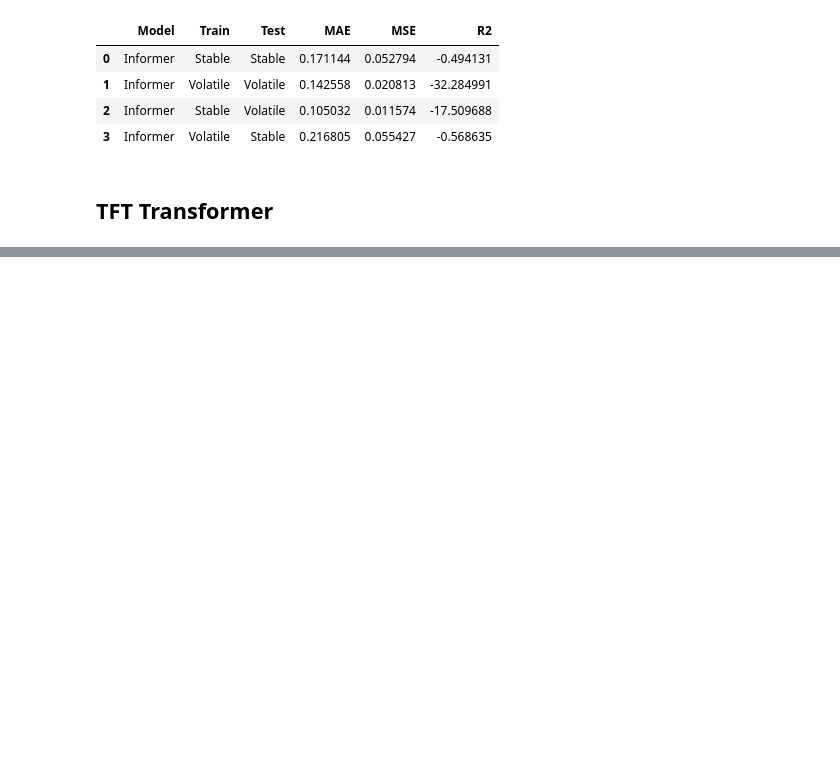
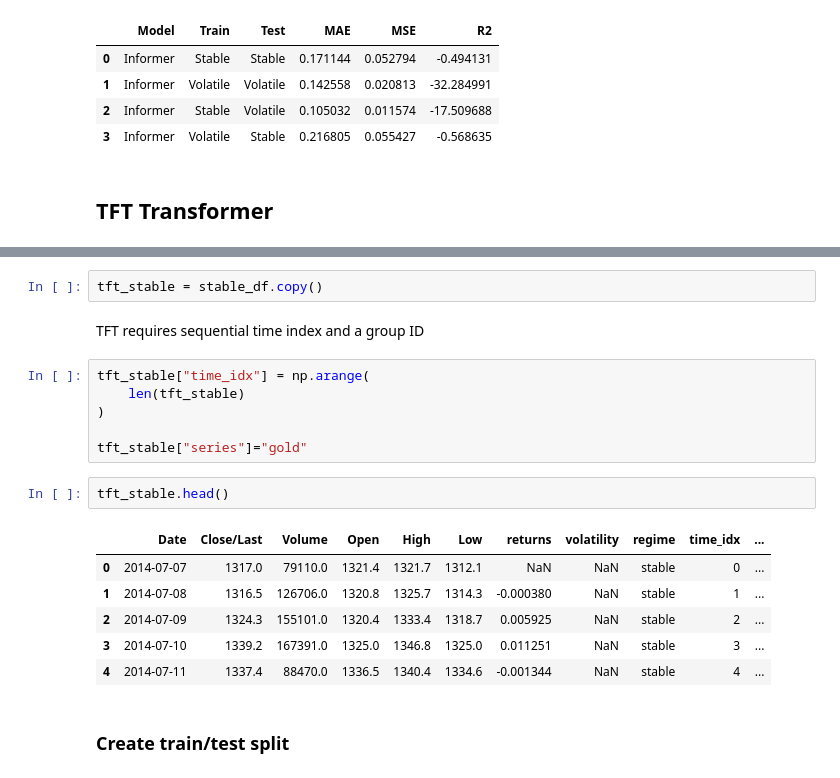
Before and after one commit to wenyang2/GoldSpotPrediction, a Jupyter notebook: notebooks/GoldSpotPrediction.ipynb, the cells around one changed output, grey strips where cells are left out. Drawn from its saved outputs; the diff is of its cells as text; blank space fills up the shorter version.

```diff
--- a/notebooks/GoldSpotPrediction.ipynb
+++ b/notebooks/GoldSpotPrediction.ipynb
@@ -1488,0 +1504,21 @@ Informer_results_df
+# %%
+tft_stable = stable_df.copy()
+# %% [markdown]
+TFT requires sequential time index and a group ID
+# %%
+tft_stable["time_idx"] = np.arange(
+    len(tft_stable)
+)
+
+tft_stable["series"]="gold"
+# %%
+tft_stable.head()
+# %% [output]
+|  | Date | Close/Last | Volume | Open | High | Low | returns | volatility | regime | time_idx | ... |
+| 0 | 2014-07-07 | 1317.0 | 79110.0 | 1321.4 | 1321.7 | 1312.1 | NaN | NaN | stable | 0 | ... |
+| 1 | 2014-07-08 | 1316.5 | 126706.0 | 1320.8 | 1325.7 | 1314.3 | -0.000380 | NaN | stable | 1 | ... |
+| 2 | 2014-07-09 | 1324.3 | 155101.0 | 1320.4 | 1333.4 | 1318.7 | 0.005925 | NaN | stable | 2 | ... |
+| 3 | 2014-07-10 | 1339.2 | 167391.0 | 1325.0 | 1346.8 | 1325.0 | 0.011251 | NaN | stable | 3 | ... |
+| 4 | 2014-07-11 | 1337.4 | 88470.0 | 1336.5 | 1340.4 | 1334.6 | -0.001344 | NaN | stable | 4 | ... |
+# %% [markdown]
+### Create train/test split
```
Also changed, not shown: parts of 23 cells of this notebook.
